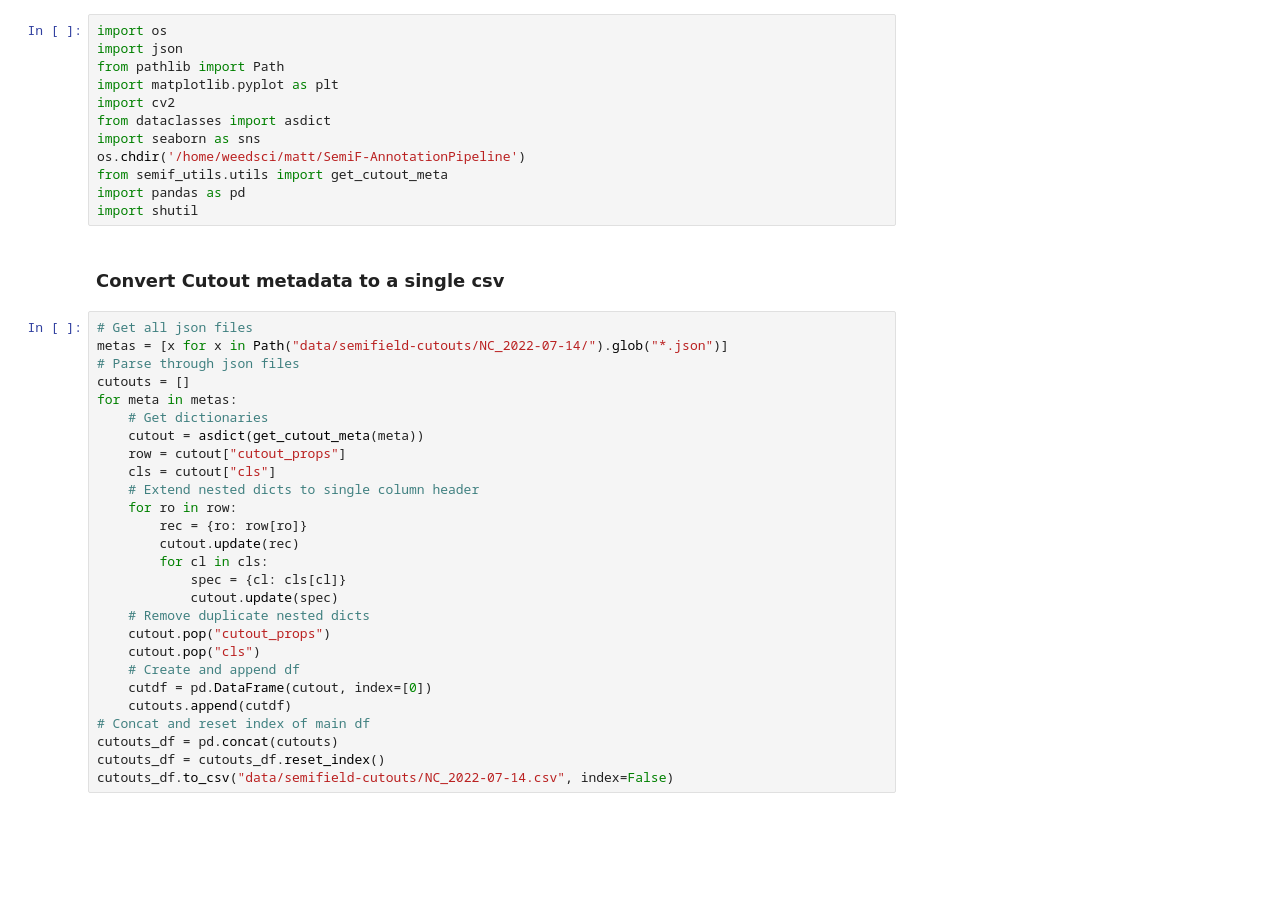
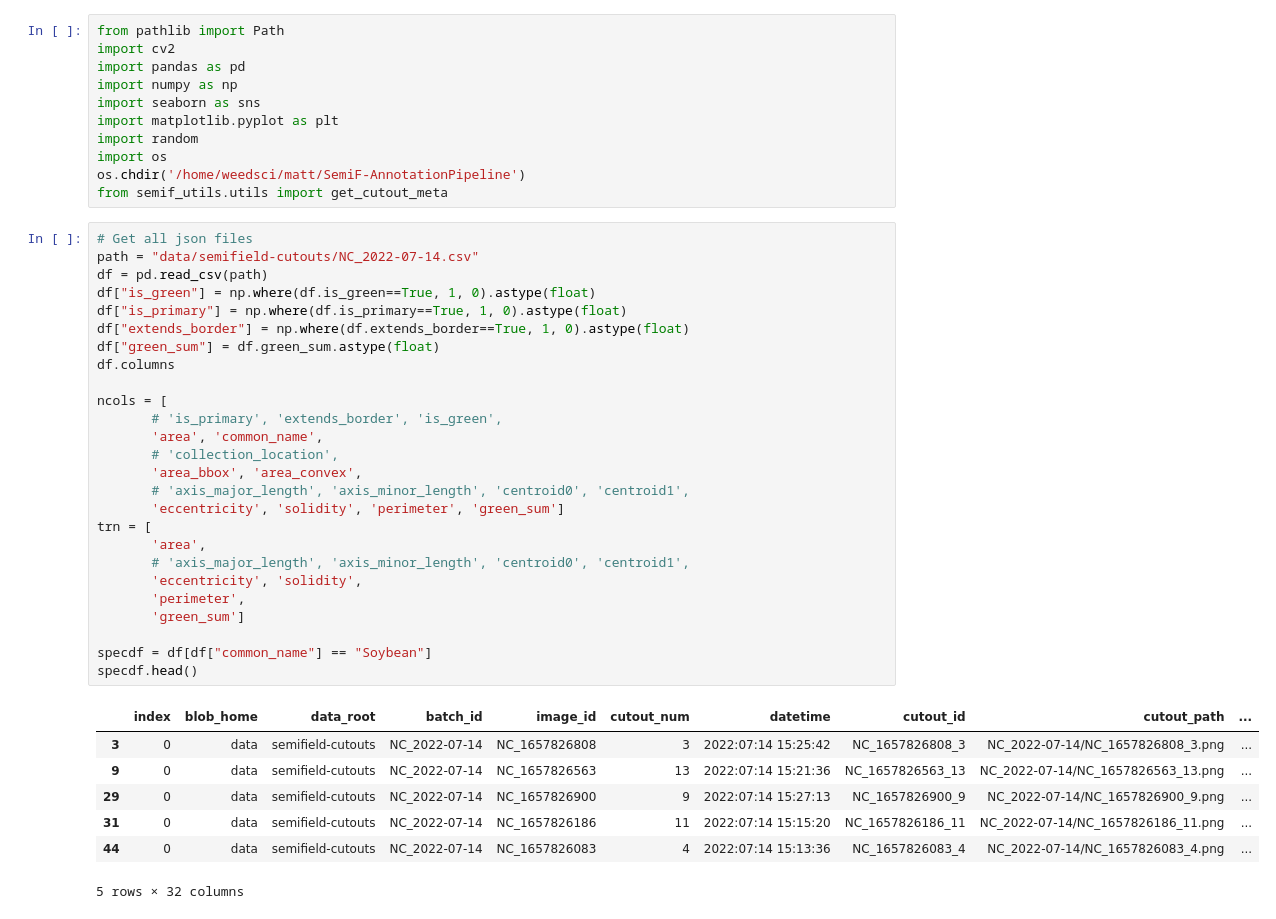
Before and after one commit to precision-sustainable-ag/SemiF-AnnotationPipeline, a Jupyter notebook: notebooks/inspect_cutouts.ipynb, the cells around one changed output. Drawn from its saved outputs; the diff is of its cells as text; blank space fills up the shorter version.

```diff
--- a/notebooks/inspect_cutouts.ipynb
+++ b/notebooks/inspect_cutouts.ipynb
@@ -1,41 +1,45 @@
 # %%
+from pathlib import Path
+import cv2
+import pandas as pd
+import numpy as np
+import seaborn as sns
+import matplotlib.pyplot as plt
+import random
 import os
-import json
-from pathlib import Path
-import matplotlib.pyplot as plt
-import cv2
-from dataclasses import asdict
-import seaborn as sns
 os.chdir('/home/weedsci/matt/SemiF-AnnotationPipeline')
 from semif_utils.utils import get_cutout_meta
-import pandas as pd
-import shutil
-# %% [markdown]
-### Convert Cutout metadata to a single csv
-# %%
-# Get all json files
-metas = [x for x in Path("data/semifield-cutouts/NC_2022-07-14/").glob("*.json")]
-# Parse through json files
-cutouts = []
-for meta in metas:
-    # Get dictionaries
-    cutout = asdict(get_cutout_meta(meta))
-    row = cutout["cutout_props"]
-    cls = cutout["cls"]
-    # Extend nested dicts to single column header
-    for ro in row:
-        rec = {ro: row[ro]}
-        cutout.update(rec)
-        for cl in cls:
-            spec = {cl: cls[cl]}
-            cutout.update(spec)
-    # Remove duplicate nested dicts
-    cutout.pop("cutout_props")
-    cutout.pop("cls")
-    # Create and append df
-    cutdf = pd.DataFrame(cutout, index=[0])
-    cutouts.append(cutdf)
-# Concat and reset index of main df
-cutouts_df = pd.concat(cutouts)
-cutouts_df = cutouts_df.reset_index()
-cutouts_df.to_csv("data/semifield-cutouts/NC_2022-07-14.csv", index=False)
+# %%
+# Get all json files
+path = "data/semifield-cutouts/NC_2022-07-14.csv"
+df = pd.read_csv(path)
+df["is_green"] = np.where(df.is_green==True, 1, 0).astype(float)
+df["is_primary"] = np.where(df.is_primary==True, 1, 0).astype(float)
+df["extends_border"] = np.where(df.extends_border==True, 1, 0).astype(float)
+df["green_sum"] = df.green_sum.astype(float)
+df.columns
+
+ncols = [
+       # 'is_primary', 'extends_border', 'is_green',
+       'area', 'common_name',
+       # 'collection_location',
+       'area_bbox', 'area_convex',
+       # 'axis_major_length', 'axis_minor_length', 'centroid0', 'centroid1',
+       'eccentricity', 'solidity', 'perimeter', 'green_sum']
+trn = [
+       'area',
+       # 'axis_major_length', 'axis_minor_length', 'centroid0', 'centroid1',
+       'eccentricity', 'solidity',
+       'perimeter',
+       'green_sum']
+
+specdf = df[df["common_name"] == "Soybean"]
+specdf.head()
+# %% [output]
+|  | index | blob_home | data_root | batch_id | image_id | cutout_num | datetime | cutout_id | cutout_path | ... |
+| 3 | 0 | data | semifield-cutouts | NC_2022-07-14 | NC_1657826808 | 3 | 2022:07:14 15:25:42 | NC_1657826808_3 | NC_2022-07-14/NC_1657826808_3.png | ... |
+| 9 | 0 | data | semifield-cutouts | NC_2022-07-14 | NC_1657826563 | 13 | 2022:07:14 15:21:36 | NC_1657826563_13 | NC_2022-07-14/NC_1657826563_13.png | ... |
+| 29 | 0 | data | semifield-cutouts | NC_2022-07-14 | NC_1657826900 | 9 | 2022:07:14 15:27:13 | NC_1657826900_9 | NC_2022-07-14/NC_1657826900_9.png | ... |
+| 31 | 0 | data | semifield-cutouts | NC_2022-07-14 | NC_1657826186 | 11 | 2022:07:14 15:15:20 | NC_1657826186_11 | NC_2022-07-14/NC_1657826186_11.png | ... |
+| 44 | 0 | data | semifield-cutouts | NC_2022-07-14 | NC_1657826083 | 4 | 2022:07:14 15:13:36 | NC_1657826083_4 | NC_2022-07-14/NC_1657826083_4.png | ... |
+5 rows × 32 columns
```
Also changed, not shown: parts of 6 cells of this notebook, 12 other files.
